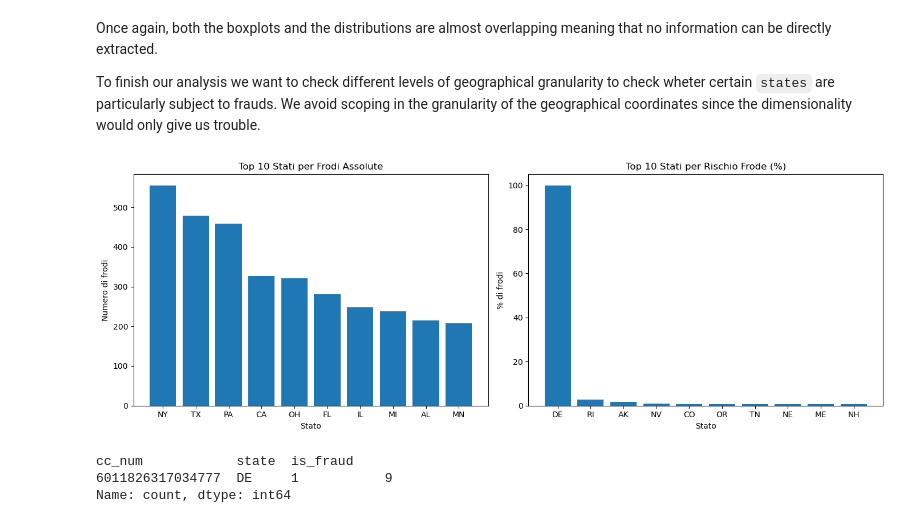
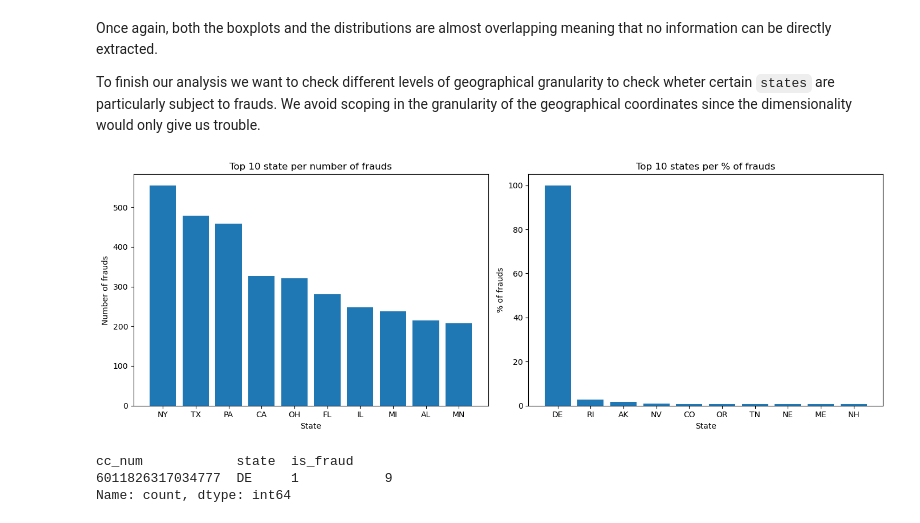
Before and after one commit to giorgiozoccatelli/Fraud-Detection, a Jupyter notebook: creditfraud.ipynb, the cells around one changed output. Drawn from its saved outputs; the diff is of its cells as text; code cells hidden in the pictures.

```diff
--- a/creditfraud.ipynb
+++ b/creditfraud.ipynb
@@ -341,26 +341,26 @@ To finish our analysis we want to check different levels of geographical granula
 # %%
 trans_state = df['state'].value_counts()
 fraud_state = df[df['is_fraud']==1]['state'].value_counts()
 
 top10_abs = fraud_state.sort_values(ascending=False).head(10)
 perc_state = (fraud_state / trans_state * 100).sort_values(ascending=False).head(10)
 
 fig, ax = plt.subplots(ncols=2, figsize=(14, 5))
 
 ax[0].bar(top10_abs.index, top10_abs.values)
-ax[0].set_xlabel("Stato")
-ax[0].set_ylabel("Numero di frodi")
-ax[0].set_title("Top 10 Stati per Frodi Assolute")
+ax[0].set_xlabel("State")
+ax[0].set_ylabel("Number of frauds")
+ax[0].set_title("Top 10 state per number of frauds")
 
 ax[1].bar(perc_state.index, perc_state.values)
-ax[1].set_xlabel("Stato")
-ax[1].set_ylabel("% di frodi")
-ax[1].set_title("Top 10 Stati per Rischio Frode (%)")
+ax[1].set_xlabel("State")
+ax[1].set_ylabel("% of frauds")
+ax[1].set_title("Top 10 states per % of frauds")
 
 plt.tight_layout()
 plt.show()
 # %% [output]
-[figure, old version]
+[figure, new version]
 # %%
 df[df['state']=='DE'][["cc_num","state","is_fraud"]].value_counts()
 # %% [output]
```
Also changed, not shown: parts of 3 cells of this notebook.
